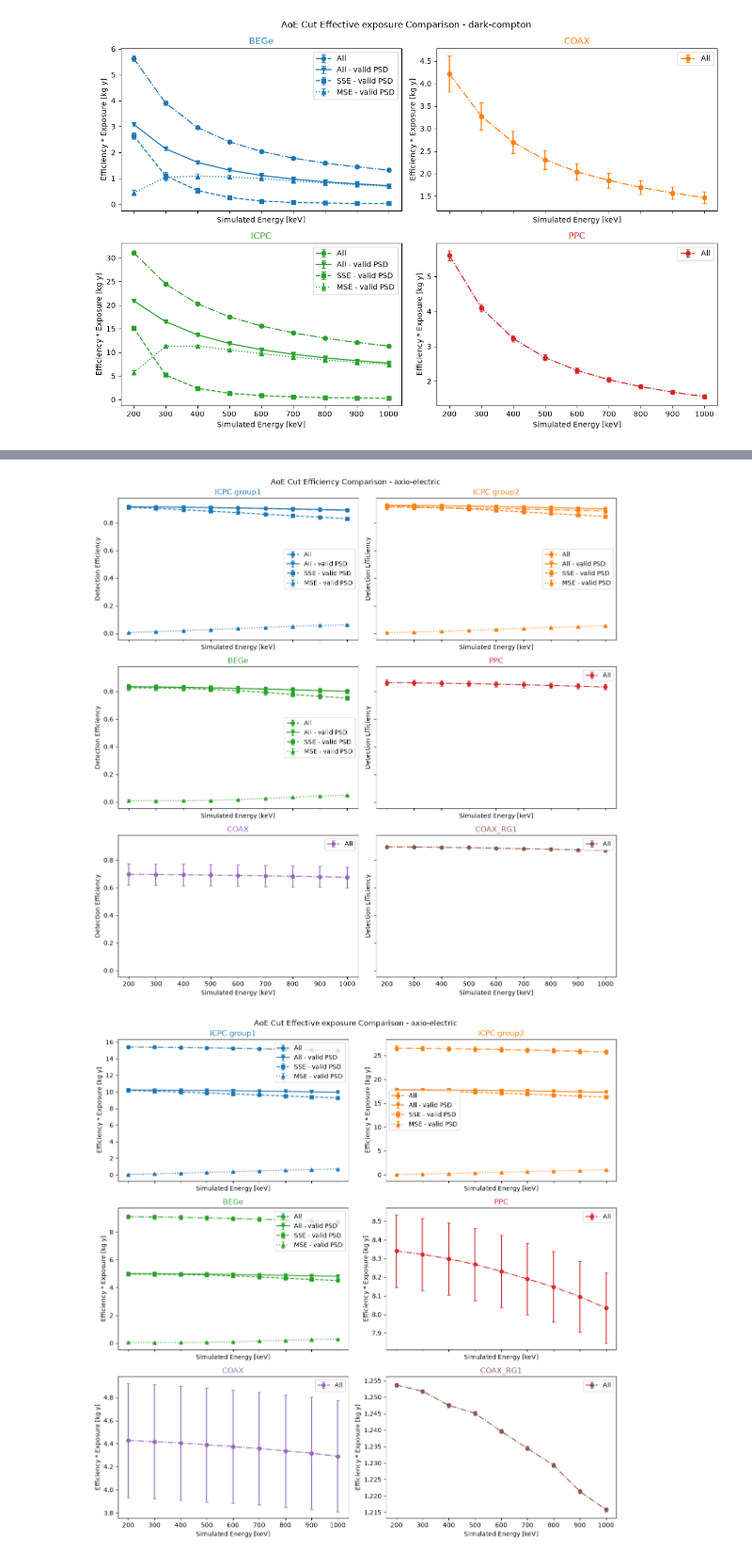
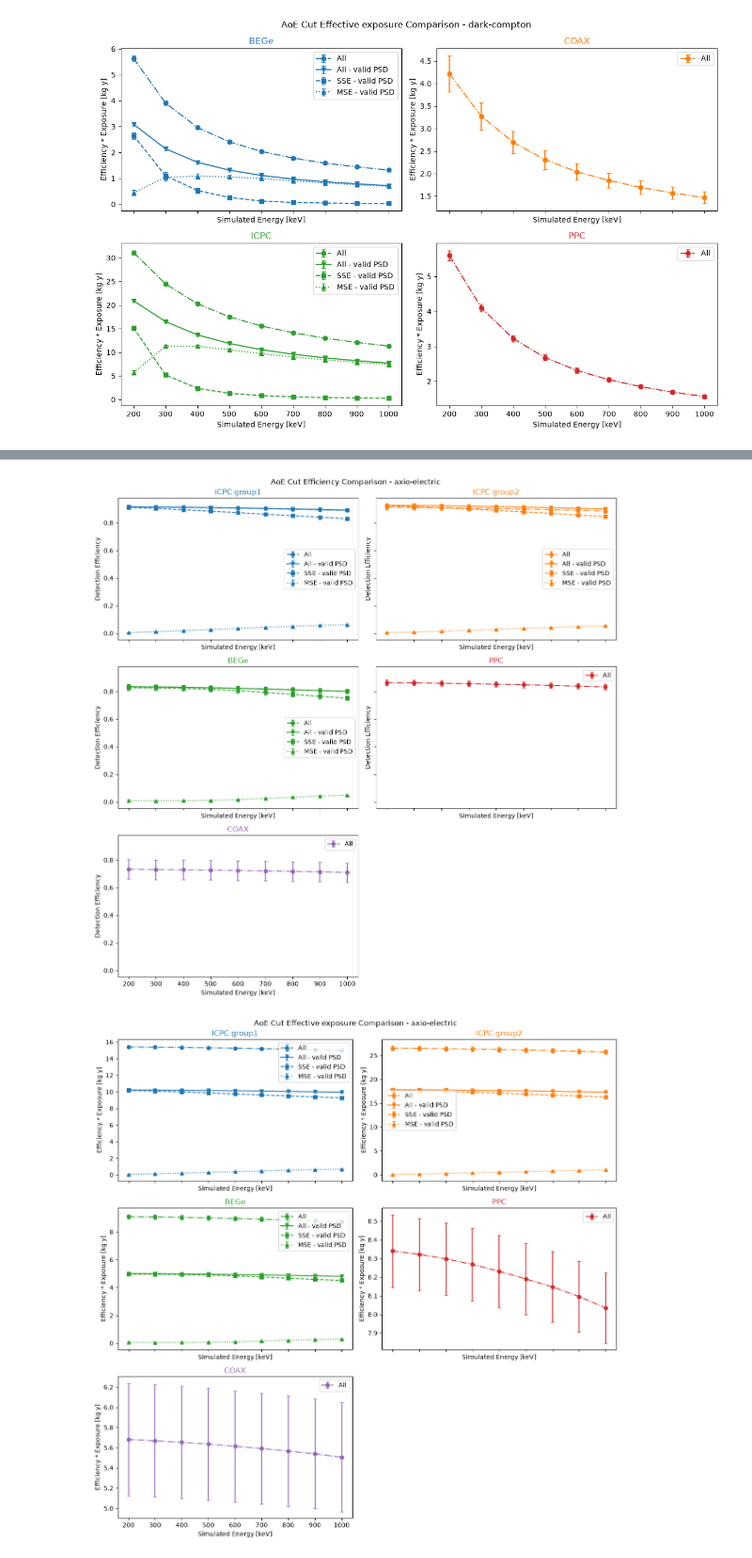
Before and after one commit to fraborra/bosonic-DM, a Jupyter notebook: notebooks/efficiency_plots.ipynb, the cells around one changed output, grey strips where cells are left out. Shown at 94% size. Saved outputs shown, nothing was run; the diff lists cells and outputs as text; code cells hidden in the pictures.

```diff
--- a/notebooks/efficiency_plots.ipynb
+++ b/notebooks/efficiency_plots.ipynb
@@ -59,7 +59,7 @@ interactions = ['axio-electric', 'dark-compton']
 # %% [markdown]
 # Detector type division
 # %%
-group_by = "detector_type"
+group_by_mode = "detector_type"
 
 plots_config = {
     'efficiency': ('AoE Cut Efficiency Comparison', '_detection-efficiency.png', "Detection Efficiency", True),
@@ -70,13 +70,13 @@ det_types_efficiency = {}
 
 for interaction in interactions:
 
-    input_dict = Props.read_from(f"{dictionaries_dir}/{interaction}_efficiency.yaml")
+    efficiency_dict = Props.read_from(f"{dictionaries_dir}/{interaction}_efficiency.yaml")
 
     labels_dicts = build_labels_dicts(
-        input_dict,
-        group_by=group_by,
-        detector_groups=groups_dict,
+        efficiency_dict,
         eres_dict=eres_dict,
+        group_by=group_by_mode,
+        detector_groups=None
     )
 
     det_types_efficiency[interaction] = labels_dicts
@@ -92,8 +92,8 @@ for interaction in interactions:
             plot_title=plot_title,
             ylabel=ylabel,
             sharey=sharey,
-            save_path=save_path,
-            group_by=group_by,
+            group_by=group_by_mode,
+            save_path=None,
         )
         plt.show()
 # %% [output]
@@ -101,5 +101,3 @@ for interaction in interactions:
 [figure]
 [figure]
 [figure]
-# %%
-groups_dict['COAX'].pop('C000RG1')
@@ -116,9 +104,5 @@ groups_dict['COAX']
-# %%
-groups_dict['COAX_RG1'] = {
-    'C000RG1' : 'all'
-}
 # %%
-group_by = "detector_group"
+group_by_mode = "detector_group"
 
 plots_config = {
     'efficiency': ('AoE Cut Efficiency Comparison', '_detection-efficiency_groups.png', "Detection Efficiency", True),
@@ -126,35 +110,35 @@ plots_config = {
 }
 
 det_groups_efficiency = {}
 
 for interaction in interactions:
 
     input_dict = Props.read_from(f"{dictionaries_dir}/{interaction}_efficiency.yaml")
 
     labels_dicts = build_labels_dicts(
         input_dict,
-        group_by=group_by,
+        group_by=group_by_mode,
         detector_groups=groups_dict,
         eres_dict=eres_dict,
     )
 
     det_groups_efficiency[interaction] = labels_dicts
 
     for plot_type, (plot_title, file_name, ylabel, sharey) in plots_config.items():
 
         save_path = f"../data/v2/plots/{interaction}{file_name}"
 
         fig, axes = plot_efficiency_comparison(
             labels_dicts=labels_dicts,
             interaction=interaction,
             plot_type=plot_type,
             plot_title=plot_title,
             ylabel=ylabel,
             sharey=sharey,
-            save_path=save_path,
-            group_by=group_by,
+            group_by=group_by_mode,
+            save_path=None,
         )
         plt.show()
 # %% [output]
-[figure, old version]
+[figure, new version]
-[figure, old version]
+[figure, new version]
```
Also changed, not shown: parts of 4 cells of this notebook, 40 other files.
